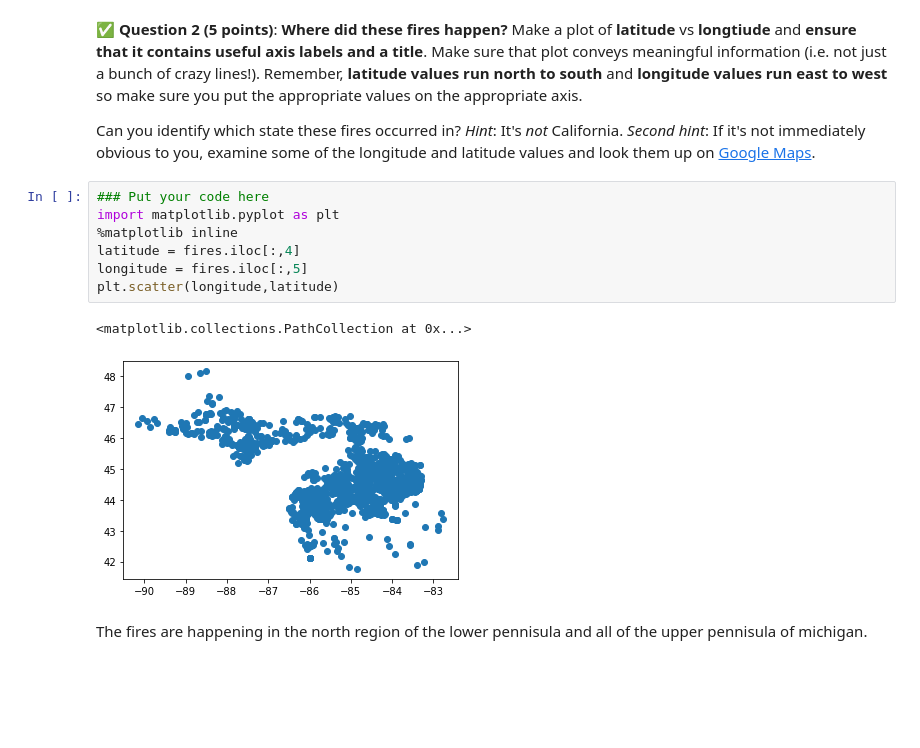
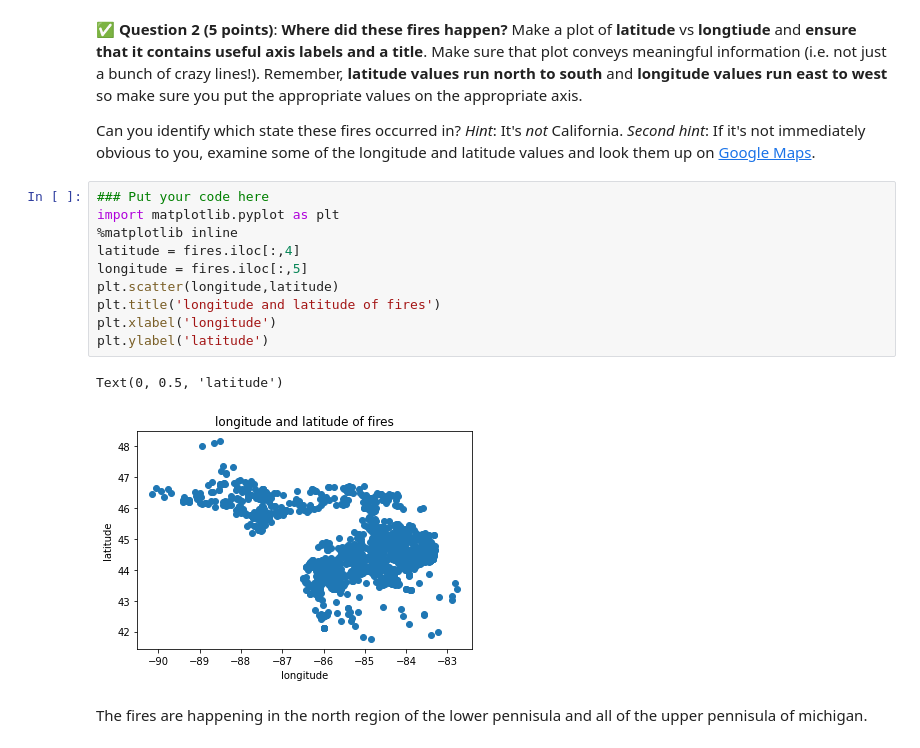
Before and after one commit to Michael-Bellaver/cmse202-s21-turnin, a Jupyter notebook: hw-02/HW-02_PandasReviewAndPythonObjects-STUDENT.ipynb, the cells around one changed output. Saved outputs shown, nothing was run; the diff lists cells and outputs as text; blank space fills up the shorter version.

```diff
--- a/hw-02/HW-02_PandasReviewAndPythonObjects-STUDENT.ipynb
+++ b/hw-02/HW-02_PandasReviewAndPythonObjects-STUDENT.ipynb
@@ -109,13 +109,16 @@ Can you identify which state these fires occurred in? *Hint*: It's _not_ Califor
 # %%
 ### Put your code here
 import matplotlib.pyplot as plt
 %matplotlib inline
 latitude = fires.iloc[:,4]
 longitude = fires.iloc[:,5]
 plt.scatter(longitude,latitude)
+plt.title('longitude and latitude of fires')
+plt.xlabel('longitude')
+plt.ylabel('latitude')
 # %% [output]
-<matplotlib.collections.PathCollection at 0x...>
+Text(0, 0.5, 'latitude')
-[figure, old version]
+[figure, new version]
 # %% [markdown]
 The fires are happening in the north region of the lower pennisula and all of the upper pennisula of michigan.
 # %% [markdown]
```
Also changed, not shown: parts of 3 cells of this notebook.
